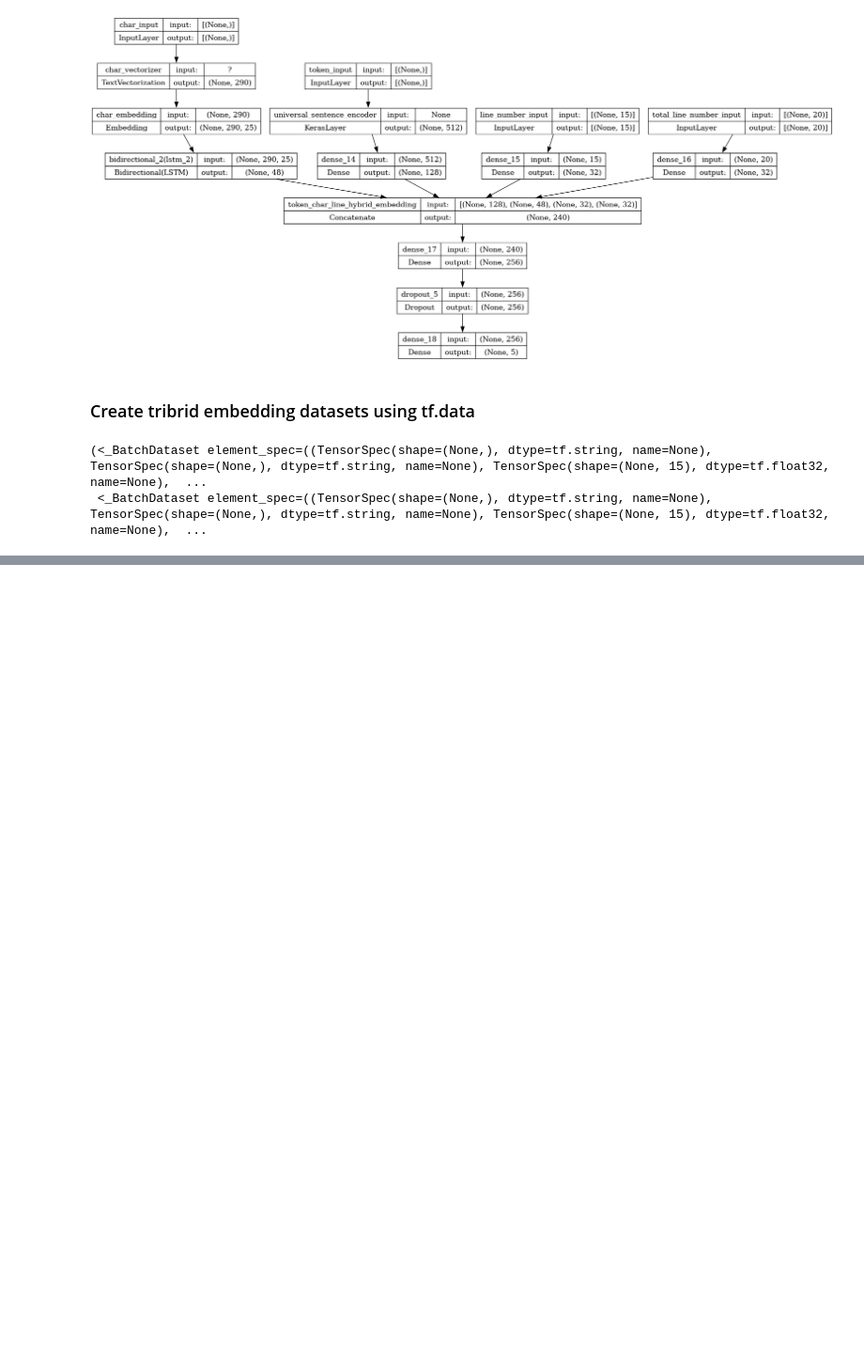
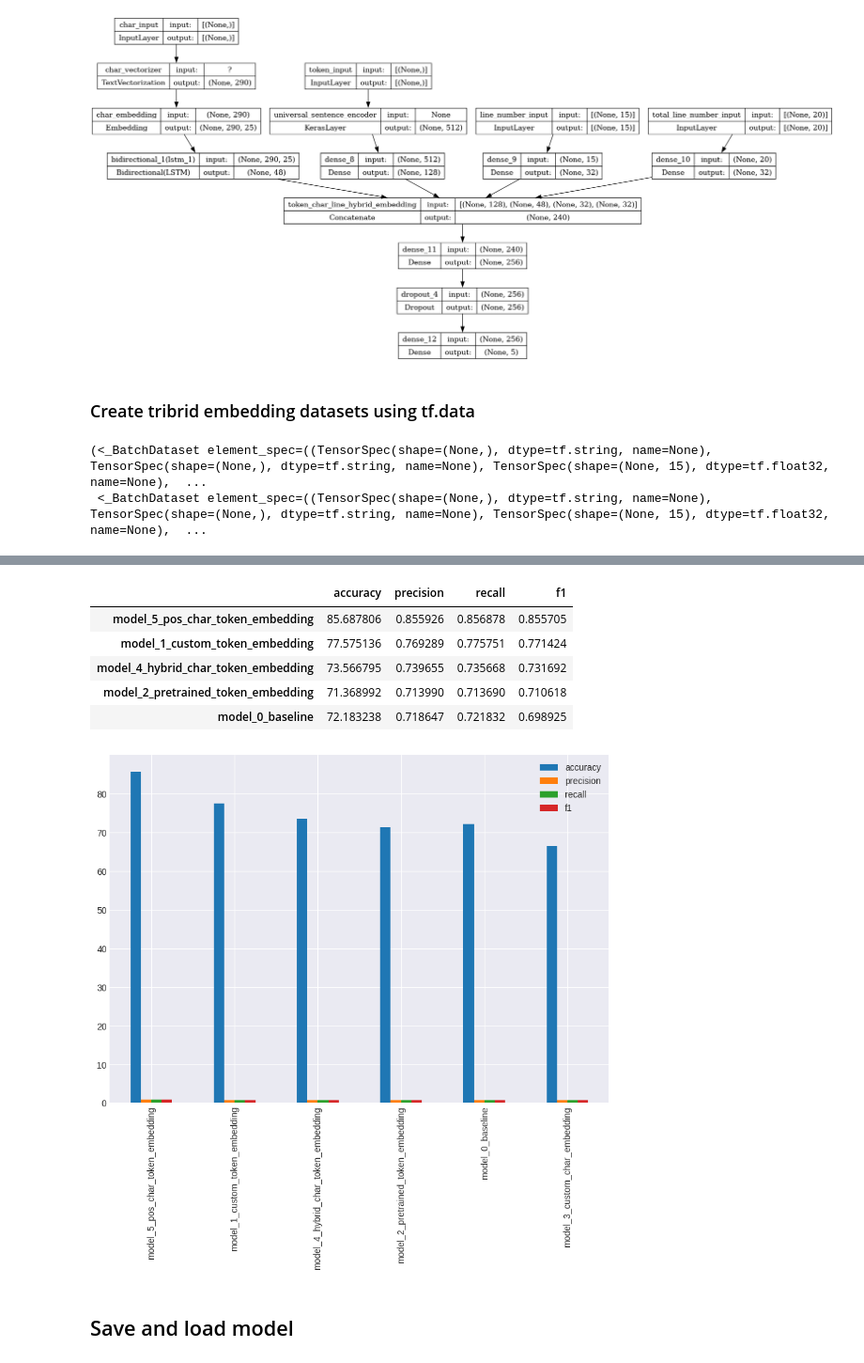
Before and after one commit to leohfigueiredo/Project_1, a Jupyter notebook: Tensorflow/Files_and_notebooks/09_Milestone_Project_2_SkimLit/09_Milestone_Project 2_SkimLit.ipynb, the cells around one changed output, grey strips where cells are left out. Shown at 94% size. Drawn from its saved outputs; the diff is of its cells as text; code cells hidden in the pictures; blank space fills up the shorter version.

```diff
--- a/Tensorflow/Files_and_notebooks/09_Milestone_Project_2_SkimLit/09_Milestone_Project 2_SkimLit.ipynb
+++ b/Tensorflow/Files_and_notebooks/09_Milestone_Project_2_SkimLit/09_Milestone_Project 2_SkimLit.ipynb
@@ -1502,0 +1516,4 @@ train_char_token_pos_dataset, val_char_token_pos_dataset
+# %%
+# make predictions wth the char token pos model
+model_5_pred_probs = model_5.predict(val_char_token_pos_dataset, verbose=1)
+model_5_pred_probs
@@ -1502,0 +1614,16 @@ train_char_token_pos_dataset, val_char_token_pos_dataset
+# %%
+# Sort all models by f1-score
+all_model_results.sort_values("f1", ascending=False).plot(kind='bar', figsize=(10, 7))
+# Print the top 5 models with the highest f1-score
+top_5_models = all_model_results.sort_values("f1", ascending=False).head(5)
+top_5_models
+# %% [output]
+|  | accuracy | precision | recall | f1 |
+| model_5_pos_char_token_embedding | 85.687806 | 0.855926 | 0.856878 | 0.855705 |
+| model_1_custom_token_embedding | 77.575136 | 0.769289 | 0.775751 | 0.771424 |
+| model_4_hybrid_char_token_embedding | 73.566795 | 0.739655 | 0.735668 | 0.731692 |
+| model_2_pretrained_token_embedding | 71.368992 | 0.713990 | 0.713690 | 0.710618 |
+| model_0_baseline | 72.183238 | 0.718647 | 0.721832 | 0.698925 |
+[figure, added]
+# %% [markdown]
+## Save and load model
```
Also changed, not shown: parts of 38 cells of this notebook, 9 other files.
